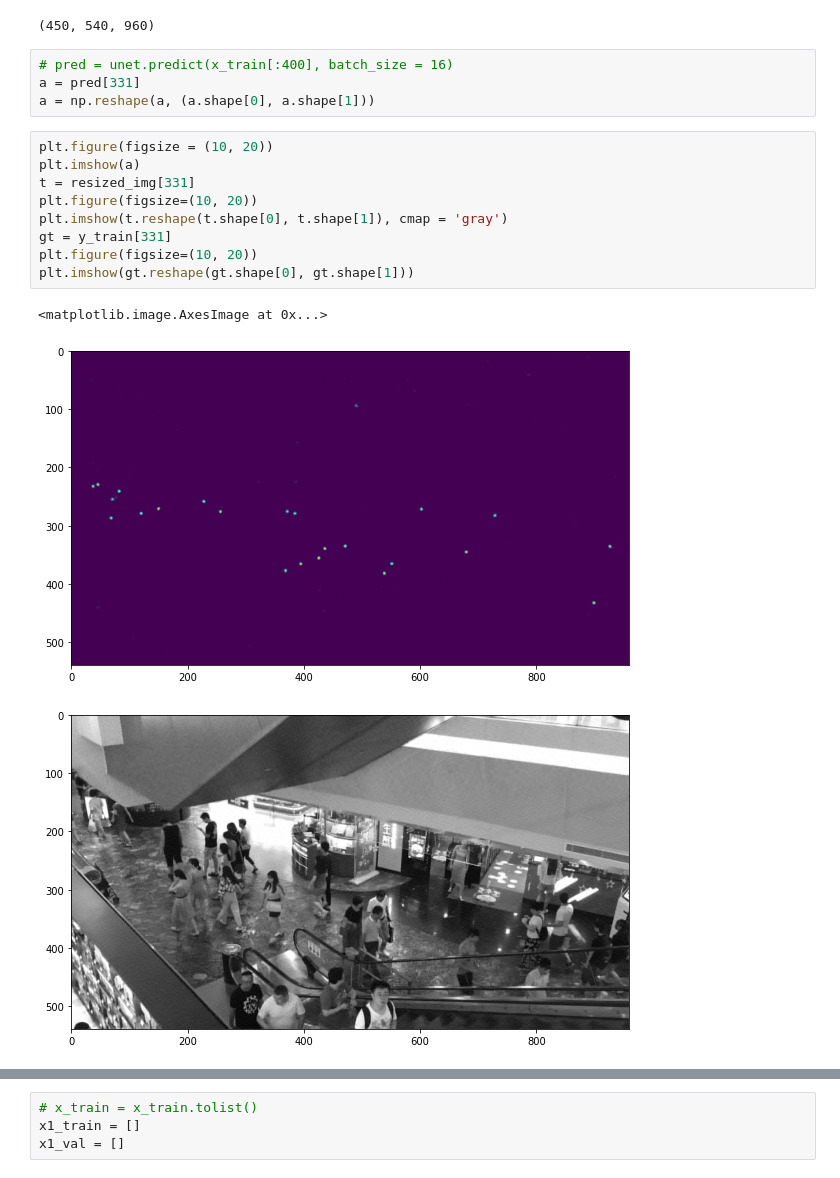
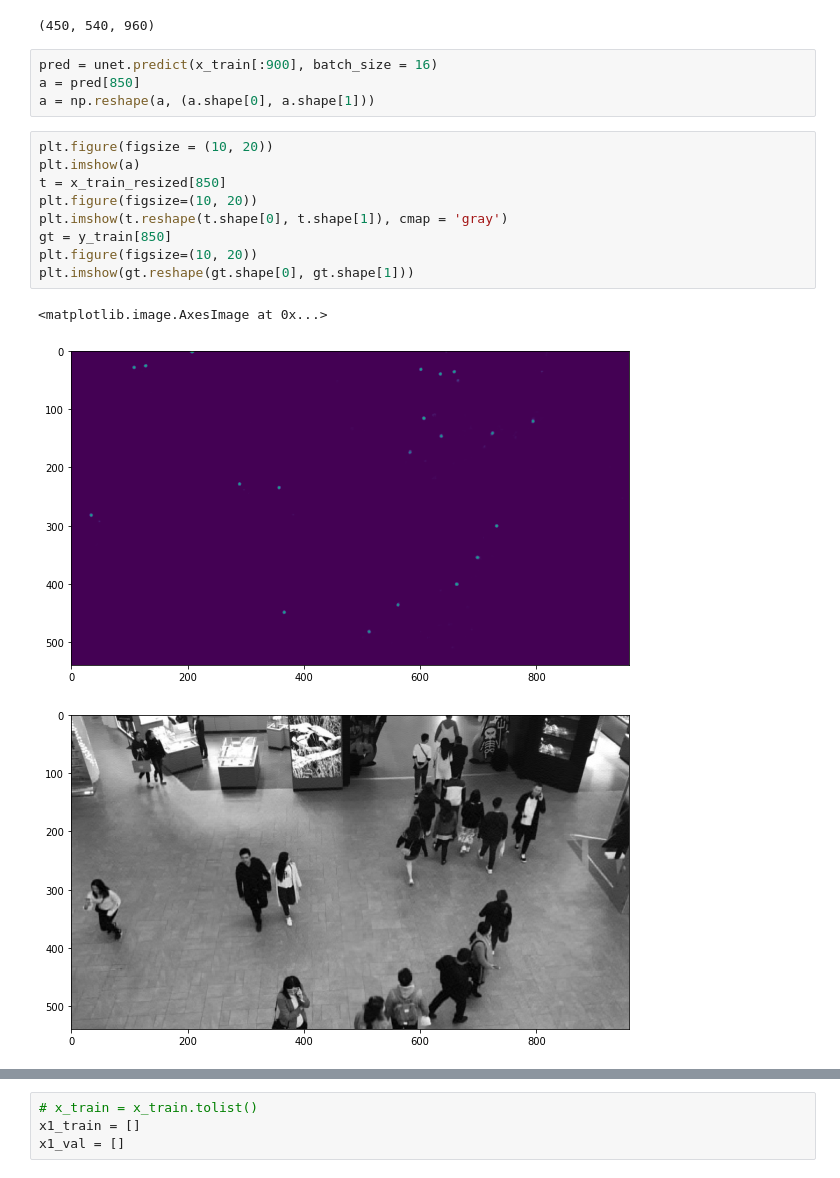
Before and after one commit to ManavFCB/Crowd-Counting, a Jupyter notebook: Crowd_Counting_P1.ipynb, the cells around one changed output, grey strips where cells are left out. Cells and saved outputs as stored; diff of their text form.

```diff
--- a/Crowd_Counting_P1.ipynb
+++ b/Crowd_Counting_P1.ipynb
@@ -381,19 +367,19 @@ test_file_list.shape
 # %% [output]
 (450, 540, 960)
 # %%
-# pred = unet.predict(x_train[:400], batch_size = 16)
-a = pred[331]
+pred = unet.predict(x_train[:900], batch_size = 16)
+a = pred[850]
 a = np.reshape(a, (a.shape[0], a.shape[1]))
 # %%
 plt.figure(figsize = (10, 20))
 plt.imshow(a)
-t = resized_img[331]
+t = x_train_resized[850]
 plt.figure(figsize=(10, 20))
 plt.imshow(t.reshape(t.shape[0], t.shape[1]), cmap = 'gray')
-gt = y_train[331]
+gt = y_train[850]
 plt.figure(figsize=(10, 20))
 plt.imshow(gt.reshape(gt.shape[0], gt.shape[1]))
 # %% [output]
 <matplotlib.image.AxesImage at 0x...>
-[figure, old version]
+[figure, new version]
-[figure, old version]
+[figure, new version]
```
Also changed, not shown: parts of 13 cells of this notebook.
